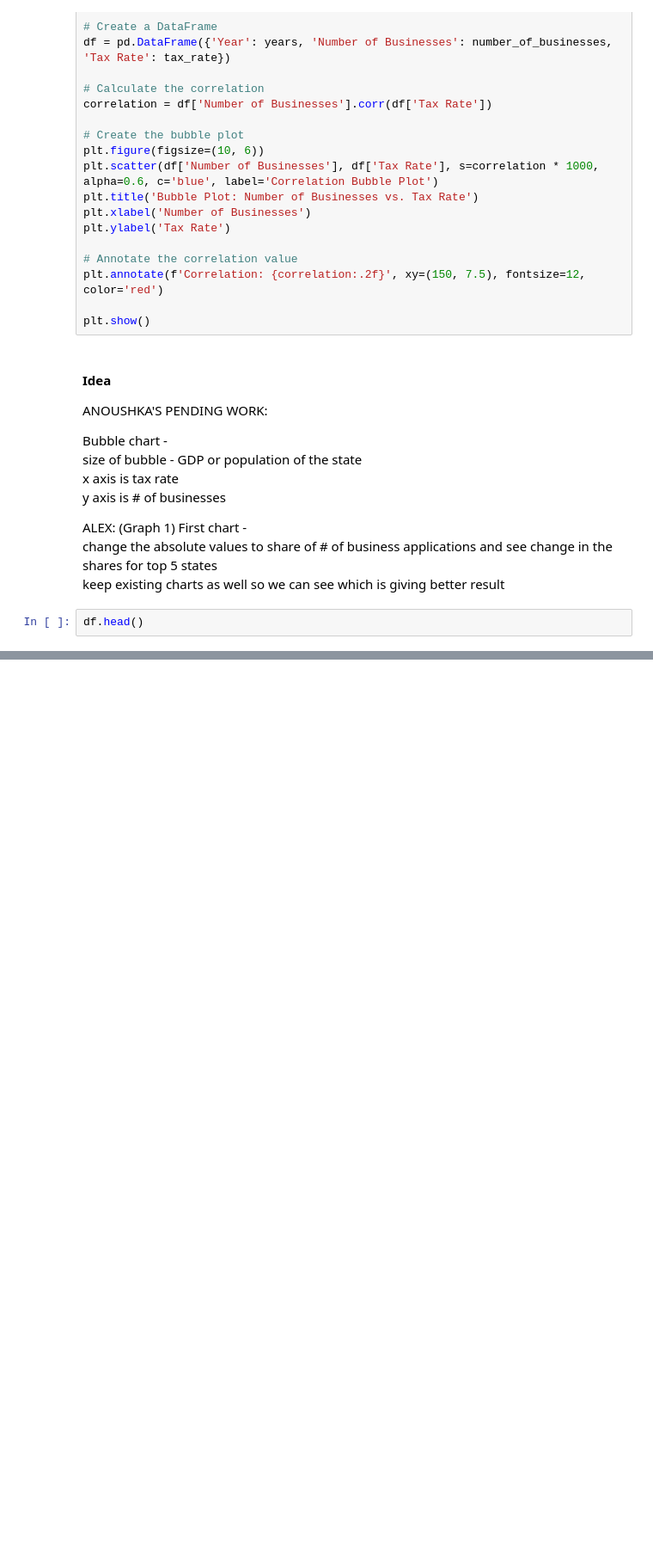
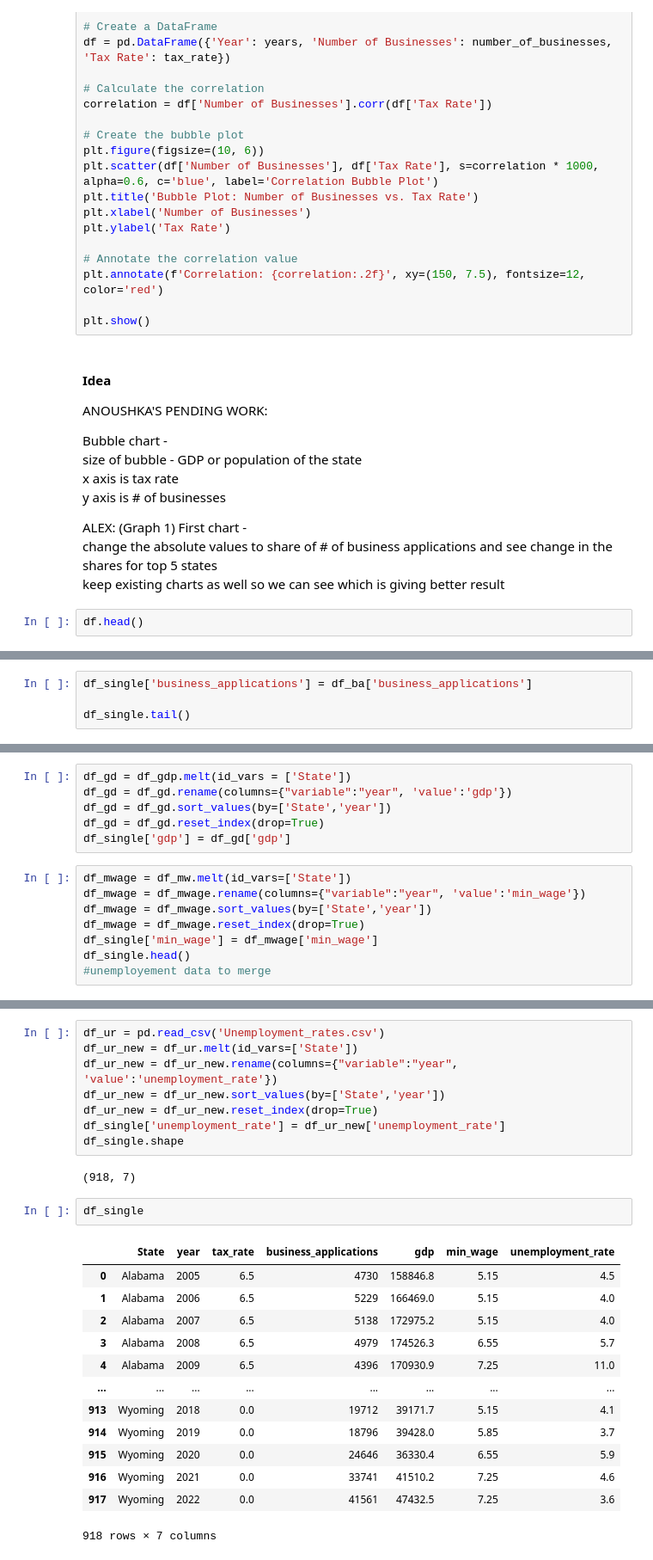
Before and after one commit to anoushkaberry15/data-analytics-project, a Jupyter notebook: AB_testing.ipynb, the cells around one changed output, grey strips where cells are left out. Shown at 86% size. Drawn from its saved outputs; the diff is of its cells as text; blank space fills up the shorter version.

Commit message:
unemployment

```diff
--- a/AB_testing.ipynb
+++ b/AB_testing.ipynb
@@ -509,0 +594,4 @@ To do:
+# %%
+df_single['business_applications'] = df_ba['business_applications']
+
+df_single.tail()
@@ -509,0 +605,14 @@ To do:
+# %%
+df_gd = df_gdp.melt(id_vars = ['State'])
+df_gd = df_gd.rename(columns={"variable":"year", 'value':'gdp'})
+df_gd = df_gd.sort_values(by=['State','year'])
+df_gd = df_gd.reset_index(drop=True)
+df_single['gdp'] = df_gd['gdp']
+# %%
+df_mwage = df_mw.melt(id_vars=['State'])
+df_mwage = df_mwage.rename(columns={"variable":"year", 'value':'min_wage'})
+df_mwage = df_mwage.sort_values(by=['State','year'])
+df_mwage = df_mwage.reset_index(drop=True)
+df_single['min_wage'] = df_mwage['min_wage']
+df_single.head()
+#unemployement data to merge
@@ -509,0 +626,26 @@ To do:
+# %%
+df_ur = pd.read_csv('Unemployment_rates.csv')
+df_ur_new = df_ur.melt(id_vars=['State'])
+df_ur_new = df_ur_new.rename(columns={"variable":"year", 'value':'unemployment_rate'})
+df_ur_new = df_ur_new.sort_values(by=['State','year'])
+df_ur_new = df_ur_new.reset_index(drop=True)
+df_single['unemployment_rate'] = df_ur_new['unemployment_rate']
+df_single.shape
+# %% [output]
+(918, 7)
+# %%
+df_single
+# %% [output]
+|  | State | year | tax_rate | business_applications | gdp | min_wage | unemployment_rate |
+| 0 | Alabama | 2005 | 6.5 | 4730 | 158846.8 | 5.15 | 4.5 |
+| 1 | Alabama | 2006 | 6.5 | 5229 | 166469.0 | 5.15 | 4.0 |
+| 2 | Alabama | 2007 | 6.5 | 5138 | 172975.2 | 5.15 | 4.0 |
+| 3 | Alabama | 2008 | 6.5 | 4979 | 174526.3 | 6.55 | 5.7 |
+| 4 | Alabama | 2009 | 6.5 | 4396 | 170930.9 | 7.25 | 11.0 |
+| ... | ... | ... | ... | ... | ... | ... | ... |
+| 913 | Wyoming | 2018 | 0.0 | 19712 | 39171.7 | 5.15 | 4.1 |
+| 914 | Wyoming | 2019 | 0.0 | 18796 | 39428.0 | 5.85 | 3.7 |
+| 915 | Wyoming | 2020 | 0.0 | 24646 | 36330.4 | 6.55 | 5.9 |
+| 916 | Wyoming | 2021 | 0.0 | 33741 | 41510.2 | 7.25 | 4.6 |
+| 917 | Wyoming | 2022 | 0.0 | 41561 | 47432.5 | 7.25 | 3.6 |
+918 rows × 7 columns
```
Also changed, not shown: parts of 60 cells of this notebook, 2 other files.
